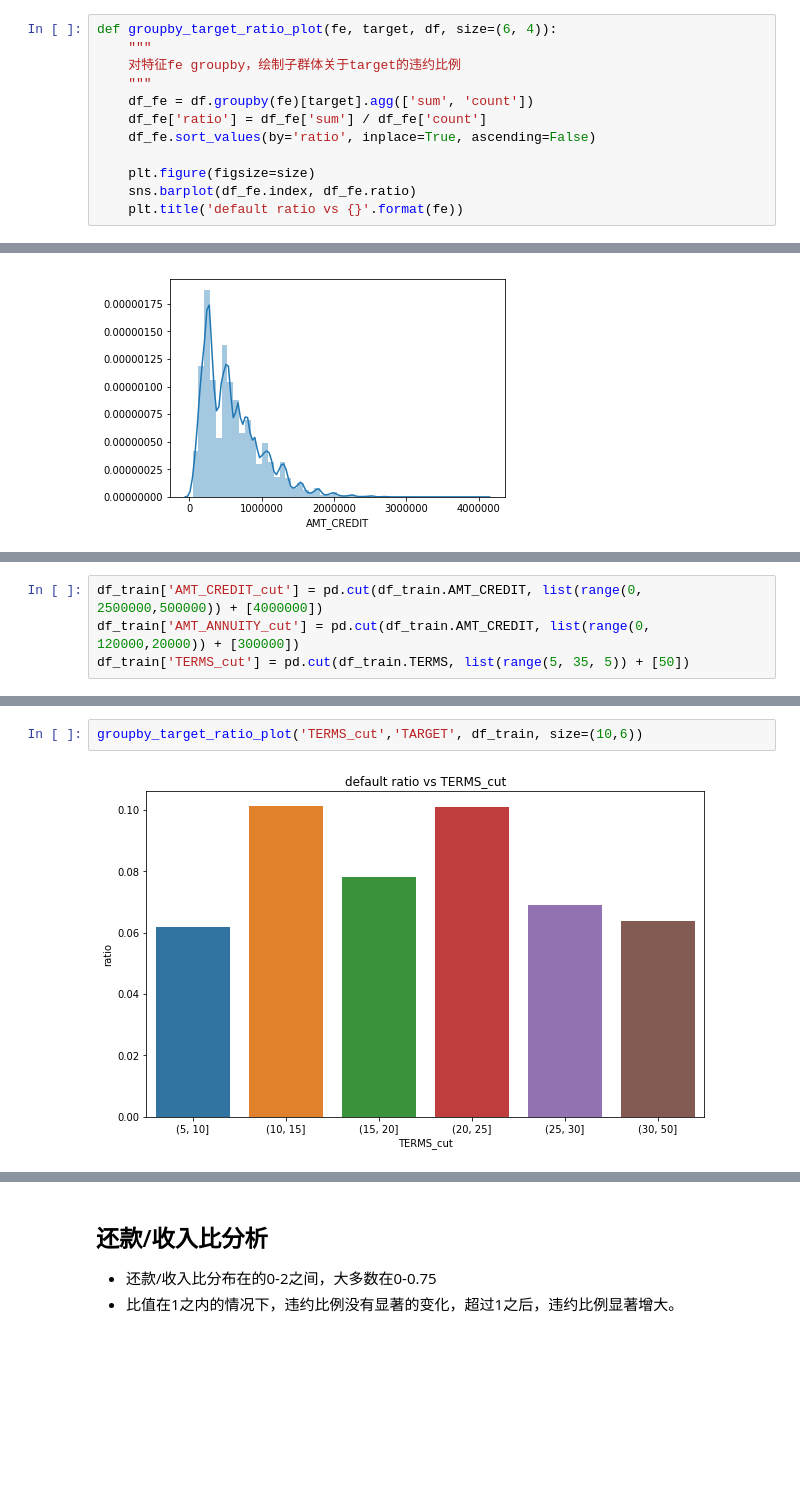
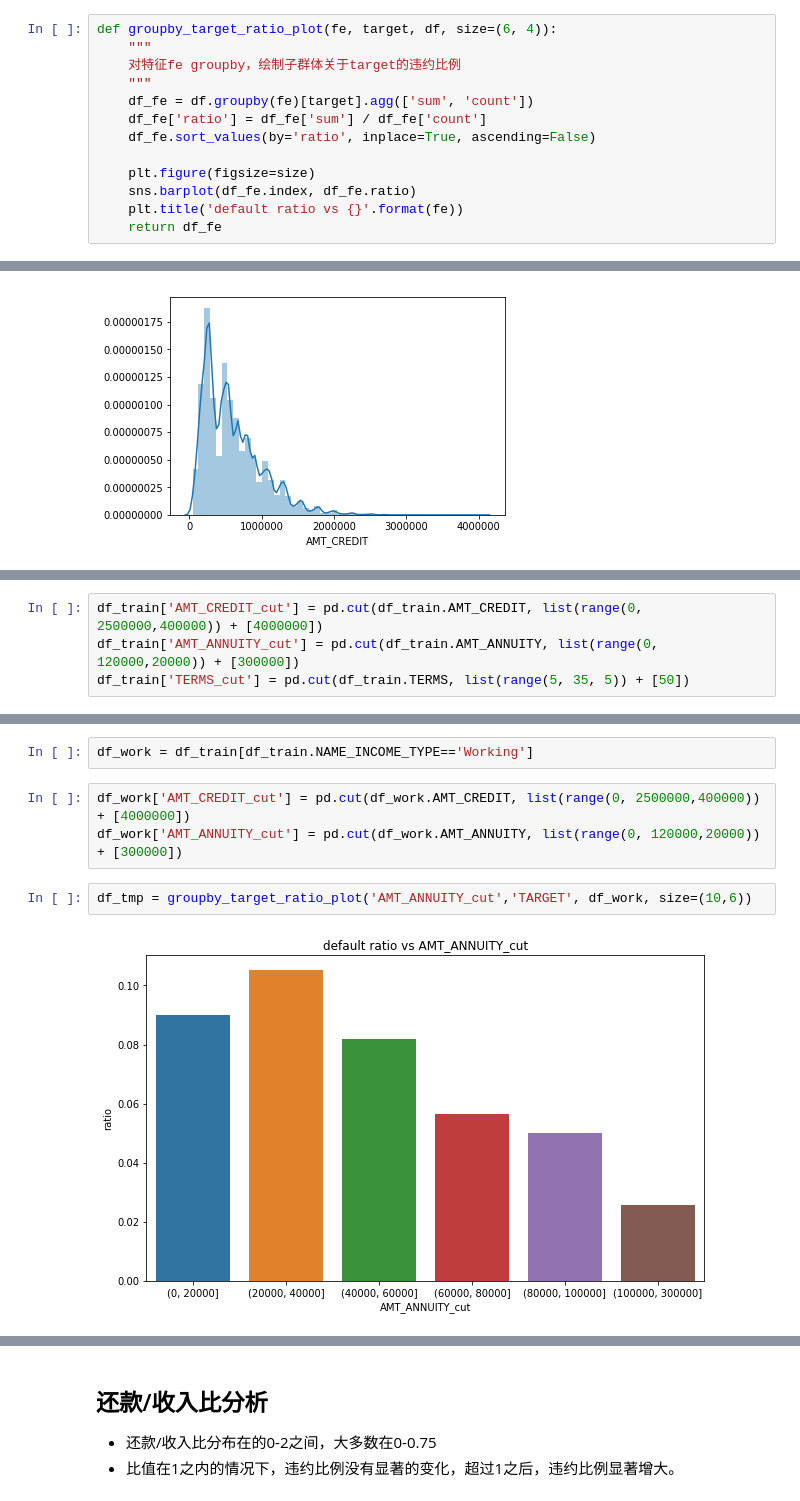
Before and after one commit to Frank2015a/machine_learning_practice, a Jupyter notebook: 02_kaggle/HC_EDA_v0.0.ipynb, the cells around one changed output, grey strips where cells are left out. Cells and saved outputs as stored; diff of their text form; blank space fills up the shorter version.

```diff
--- a/02_kaggle/HC_EDA_v0.0.ipynb
+++ b/02_kaggle/HC_EDA_v0.0.ipynb
@@ -196,6 +206,7 @@ def groupby_target_ratio_plot(fe, target, df, size=(6, 4)):
     plt.figure(figsize=size)
     sns.barplot(df_fe.index, df_fe.ratio)
     plt.title('default ratio vs {}'.format(fe))
+    return df_fe
 # %% [markdown]
 ## 标签分布
 
@@ -697,4 +858,4 @@ sns.boxplot(data=df_train, y='TERMS')
 # %%
-df_train['AMT_CREDIT_cut'] = pd.cut(df_train.AMT_CREDIT, list(range(0, 2500000,500000)) + [4000000])
-df_train['AMT_ANNUITY_cut'] = pd.cut(df_train.AMT_CREDIT, list(range(0, 120000,20000)) + [300000])
+df_train['AMT_CREDIT_cut'] = pd.cut(df_train.AMT_CREDIT, list(range(0, 2500000,400000)) + [4000000])
+df_train['AMT_ANNUITY_cut'] = pd.cut(df_train.AMT_ANNUITY, list(range(0, 120000,20000)) + [300000])
 df_train['TERMS_cut'] = pd.cut(df_train.TERMS, list(range(5, 35, 5)) + [50])
@@ -709,4 +883,9 @@ groupby_target_ratio_plot('AMT_ANNUITY_cut','TARGET', df_train, size=(10,6))
+# %%
+df_work = df_train[df_train.NAME_INCOME_TYPE=='Working']
+# %%
+df_work['AMT_CREDIT_cut'] = pd.cut(df_work.AMT_CREDIT, list(range(0, 2500000,400000)) + [4000000])
+df_work['AMT_ANNUITY_cut'] = pd.cut(df_work.AMT_ANNUITY, list(range(0, 120000,20000)) + [300000])
 # %%
-groupby_target_ratio_plot('TERMS_cut','TARGET', df_train, size=(10,6))
+df_tmp = groupby_target_ratio_plot('AMT_ANNUITY_cut','TARGET', df_work, size=(10,6))
 # %% [output]
-[figure, old version]
+[figure, new version]
```
Also changed, not shown: parts of 50 cells of this notebook, 3 other files.
